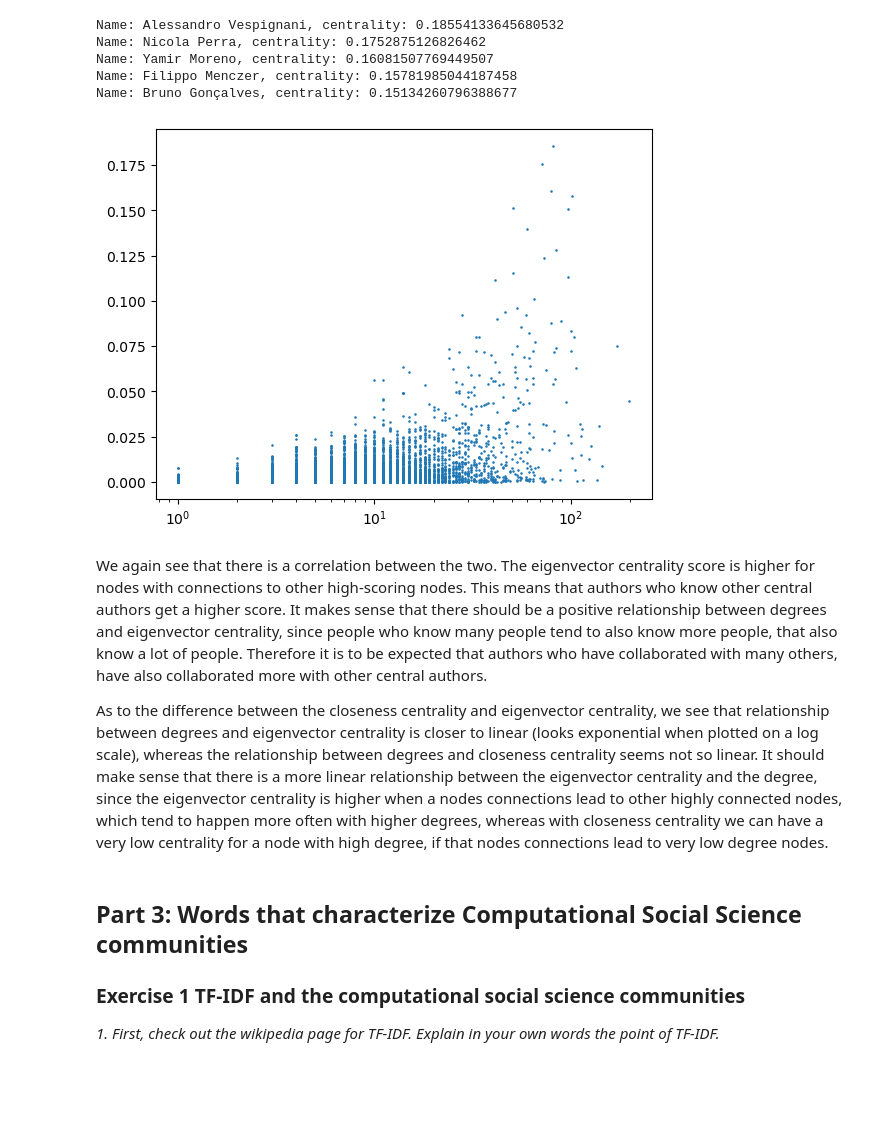
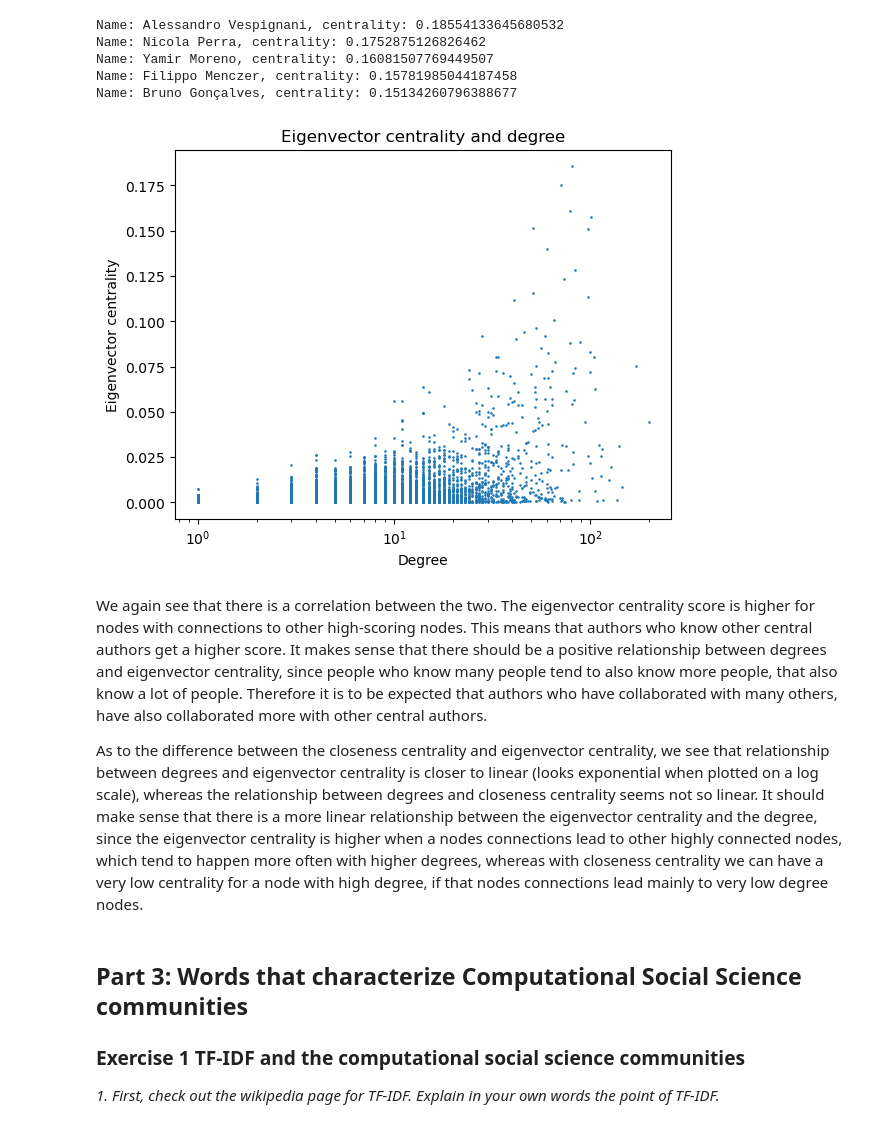
Before and after one commit to NikolajT84/CSS_assignment2, a Jupyter notebook: Assignment2.ipynb, the cells around one changed output. Drawn from its saved outputs; the diff is of its cells as text; code cells hidden in the pictures; blank space fills up the shorter version.

```diff
--- a/Assignment2.ipynb
+++ b/Assignment2.ipynb
@@ -42,7 +31,8 @@ We have written the code and answers working together on Nikolaj's machine, whic
 
 We first load the network constructed using the provided data.
 # %%
-with open('graph4.json') as f:
+# We open the graph we have used earlier.
+with open('graph.json') as f:
     g_data = json.load(f)
 
 g = nx.readwrite.node_link_graph(g_data)
@@ -374,13 +384,16 @@ Name: Bruno Gonçalves, centrality: 0.15134260796388677
 # %%
 e_and_degree = np.array([[e, dict(g.degree)[node]] for node, e in e_centrality.items()])
 plt.scatter(e_and_degree[:,1], e_and_degree[:,0], s=0.7)
+plt.title('Eigenvector centrality and degree')
+plt.ylabel('Eigenvector centrality')
+plt.xlabel('Degree')
 plt.xscale('log')
 # %% [output]
-[figure, old version]
+[figure, new version]
 # %% [markdown]
 We again see that there is a correlation between the two. The eigenvector centrality score is higher for nodes with connections to other high-scoring nodes. This means that authors who know other central authors get a higher score. It makes sense that there should be a positive relationship between degrees and eigenvector centrality, since people who know many people tend to also know more people, that also know a lot of people. Therefore it is to be expected that authors who have collaborated with many others, have also collaborated more with other central authors.
 
-As to the difference between the closeness centrality and eigenvector centrality, we see that relationship between degrees and eigenvector centrality is closer to linear (looks exponential when plotted on a log scale), whereas the relationship between degrees and closeness centrality seems not so linear. It should make sense that there is a more linear relationship between the eigenvector centrality and the degree, since the eigenvector centrality is higher when a nodes connections lead to other highly connected nodes, which tend to happen more often with higher degrees, whereas with closeness centrality we can have a very low centrality for a node with high degree, if that nodes connections lead to very low degree nodes.
+As to the difference between the closeness centrality and eigenvector centrality, we see that relationship between degrees and eigenvector centrality is closer to linear (looks exponential when plotted on a log scale), whereas the relationship between degrees and closeness centrality seems not so linear. It should make sense that there is a more linear relationship between the eigenvector centrality and the degree, since the eigenvector centrality is higher when a nodes connections lead to other highly connected nodes, which tend to happen more often with higher degrees, whereas with closeness centrality we can have a very low centrality for a node with high degree, if that nodes connections lead mainly to very low degree nodes.
 # %% [markdown]
 ## Part 3: Words that characterize Computational Social Science communities
 ### Exercise 1 TF-IDF and the computational social science communities
```
Also changed, not shown: parts of 29 cells of this notebook, 4 other files.
